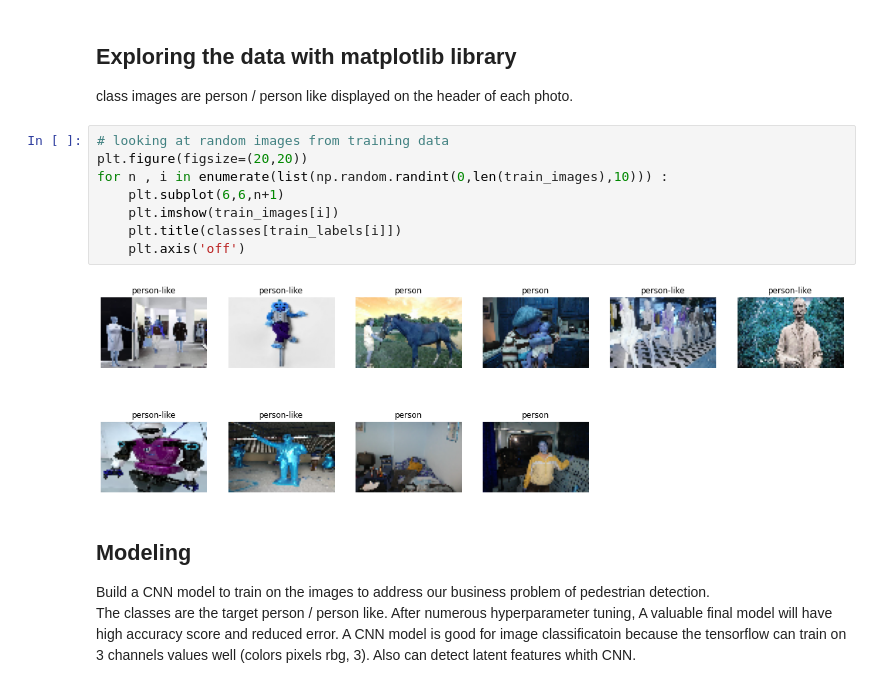
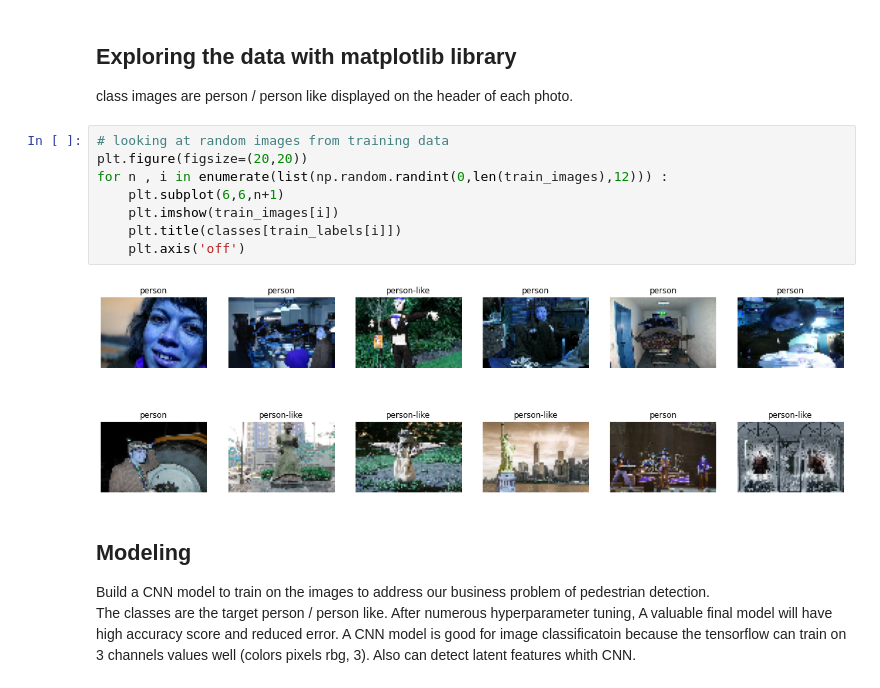
Before and after one commit to stefanocaruso0101/PedestrianDetection, a Jupyter notebook: Final Notebook.ipynb, the cells around one changed output. Drawn from its saved outputs; the diff is of its cells as text.

```diff
--- a/Final Notebook.ipynb
+++ b/Final Notebook.ipynb
@@ -321,13 +319,13 @@ class images are person / person like displayed on the header of each photo.
 # %%
 # looking at random images from training data
 plt.figure(figsize=(20,20))
-for n , i in enumerate(list(np.random.randint(0,len(train_images),10))) :
+for n , i in enumerate(list(np.random.randint(0,len(train_images),12))) :
     plt.subplot(6,6,n+1)
     plt.imshow(train_images[i])
     plt.title(classes[train_labels[i]])
     plt.axis('off')
 # %% [output]
-[figure, old version]
+[figure, new version]
 # %% [markdown]
 ## Modeling
 Build a CNN model to train on the images to address our business problem of pedestrian detection.
```
Also changed, not shown: parts of 28 cells of this notebook, 1 other file.
